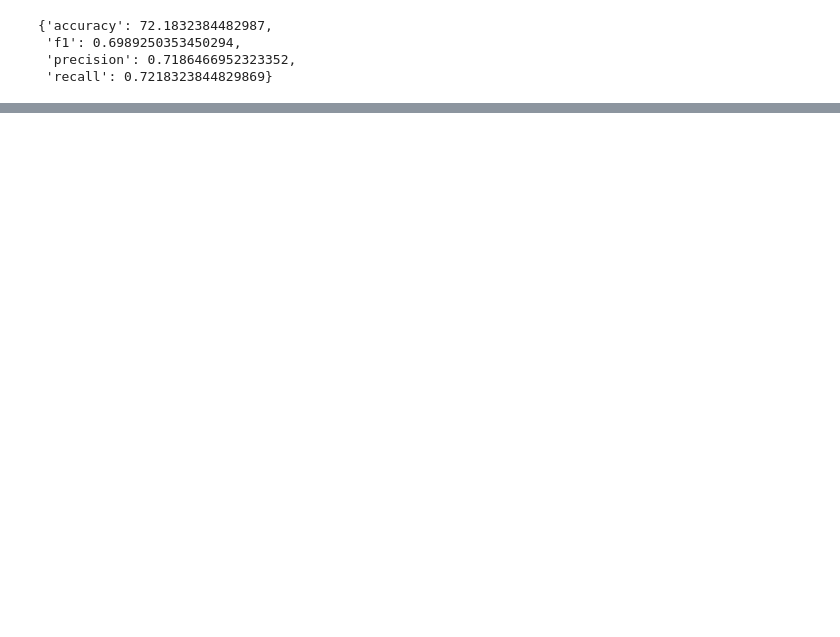
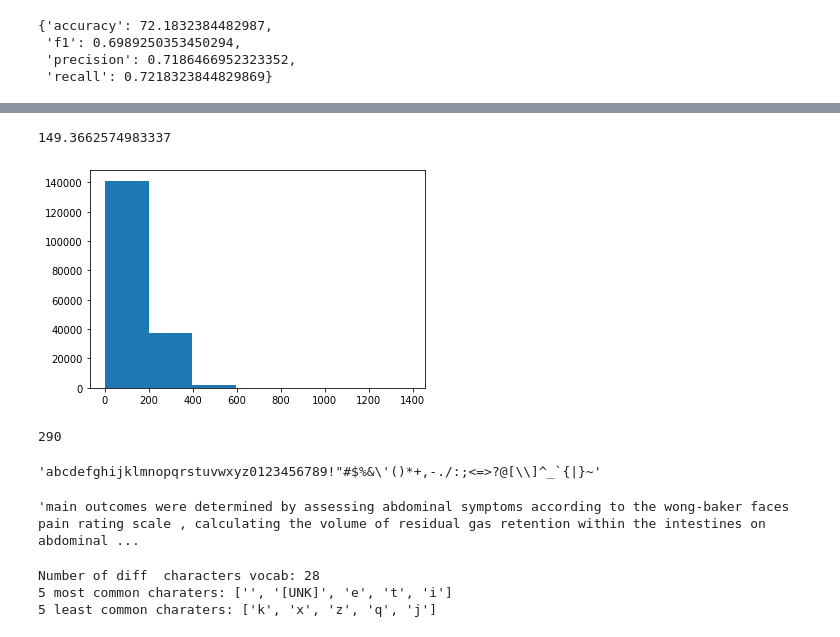
Before and after one commit to Victor1992/SlkimLit_nlp_milestone_project, a Jupyter notebook: SlkimLit_nlp_milestone_project.ipynb, the cells around one changed output, grey strips where cells are left out. Drawn from its saved outputs; the diff is of its cells as text; code cells hidden in the pictures; blank space fills up the shorter version.

Commit message:
Code commit for Hybrid model (token and char embeddings concate)

```diff
--- a/SlkimLit_nlp_milestone_project.ipynb
+++ b/SlkimLit_nlp_milestone_project.ipynb
@@ -718,0 +753,30 @@ baseline_results
+# %%
+char_lens = [len(sentence) for sentence in train_sentences]
+mean_char_len = np.mean(char_lens)
+mean_char_len
+# %% [output]
+149.3662574983337
+# %%
+# Check the ditribution of our sequences at character level
+import matplotlib.pyplot as plt
+
+plt.hist(char_lens, bins=7);
+# %% [output]
+[figure, added]
+# %%
+# find what character length covers 95% of sequences
+output_seq_char_len = int(np.percentile(char_lens, 95))
+output_seq_char_len
+# %% [output]
+290
+# %%
+# Get all keyboard characters
+import string
+alphabet = string.ascii_lowercase + string.digits + string.punctuation
+alphabet
+# %% [output]
+'abcdefghijklmnopqrstuvwxyz0123456789!"#$%&\'()*+,-./:;<=>?@[\\]^_`{|}~'
+# %%
+random.choice(train_sentences)
+# %% [output]
+'main outcomes were determined by assessing abdominal symptoms according to the wong-baker faces pain rating scale , calculating the volume of residual gas retention within the intestines on abdominal ...
@@ -718,0 +789,19 @@ baseline_results
+# %%
+# For learning purpose what happens when we set  standardize=None
+NUM_CHAR_TOKENS = len(alphabet) + 2 # add 2 for space and token (OOV = out of vocab. '[UNK]')
+char_vectorizer = TextVectorization(max_tokens=NUM_CHAR_TOKENS,
+                                 output_sequence_length = output_seq_char_len,
+                                 # standardize=None,
+                                 name="char_vectorizer")
+
+char_vectorizer.adapt(train_chars)
+
+# Check charater voccab stats
+char_vocab = char_vectorizer.get_vocabulary()
+print(f"Number of diff  characters vocab: {len(char_vocab)} ")
+print(f"5 most common charaters: {char_vocab[:5]}")
+print(f"5 least common charaters: {char_vocab[-5:]}")
+# %% [output]
+Number of diff  characters vocab: 28
+5 most common charaters: ['', '[UNK]', 'e', 't', 'i']
+5 least common charaters: ['k', 'x', 'z', 'q', 'j']
```
Also changed, not shown: parts of 64 cells of this notebook.
